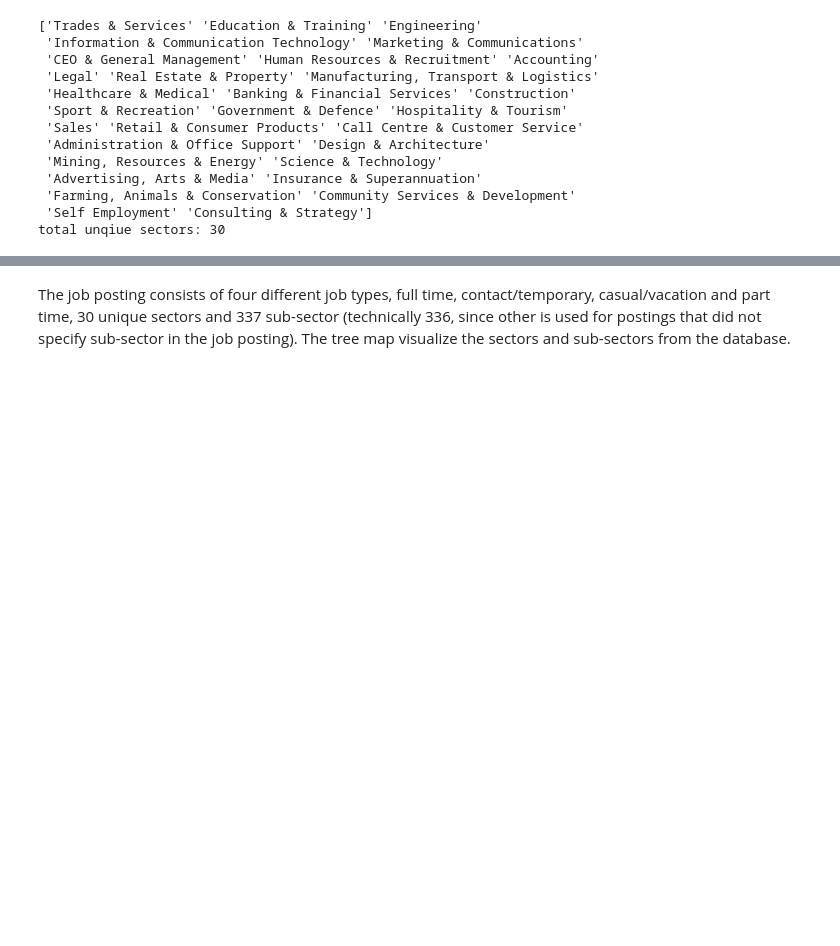
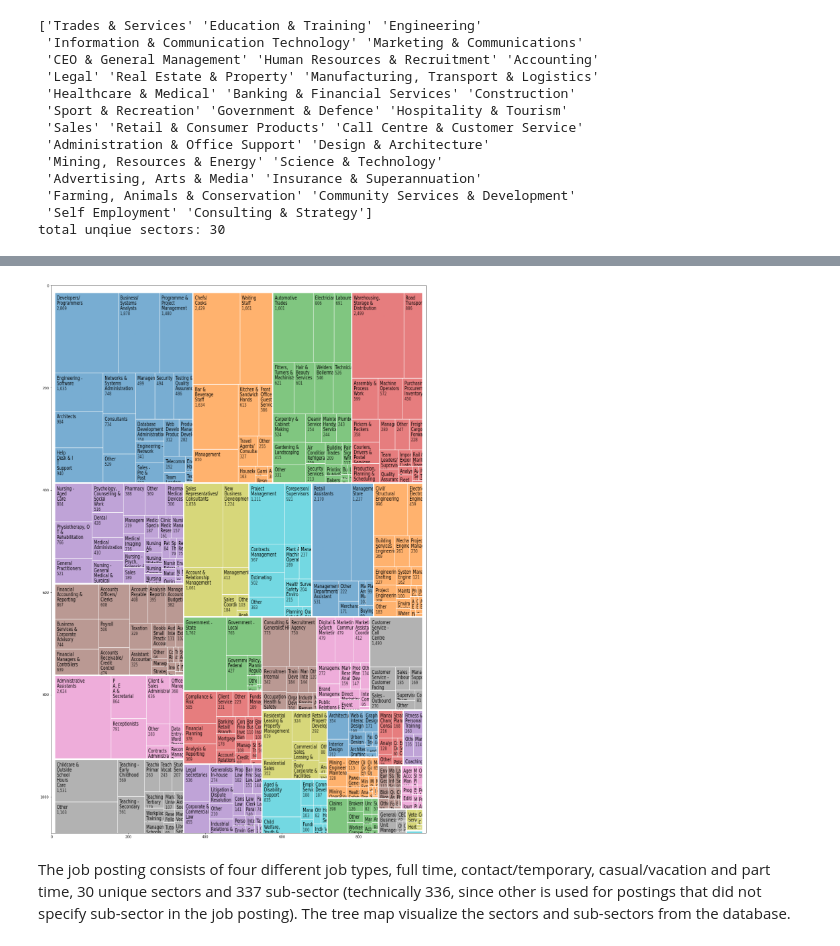
Before and after one commit to jungheeyang/3803ICT_Assigment, a Jupyter notebook: 3803ICT_assignment_3_update.ipynb, the cells around one changed output, grey strips where cells are left out. Drawn from its saved outputs; the diff is of its cells as text; code cells hidden in the pictures; blank space fills up the shorter version.

Commit message:
add images

```diff
--- a/3803ICT_assignment_3_update.ipynb
+++ b/3803ICT_assignment_3_update.ipynb
@@ -322,3 +330,10 @@ IFrame(src='./d3/standalone_treemap.html', width=700, height=600)
+# %%
+img = mpimg.imread('./d3/treemap_image.png')
+plt.figure(figsize = (20,30))
+imgplot = plt.imshow(img, aspect='auto')
+plt.show()
+# %% [output]
+[figure, added]
 # %% [markdown]
 The job posting consists of four different job types, full time, contact/temporary, casual/vacation and part time, 30 unique sectors and 337 sub-sector (technically 336, since other is used for postings that did not specify sub-sector in the job posting). The tree map visualize the sectors and sub-sectors from the database.
 # %% [markdown]
```
Also changed, not shown: parts of 18 cells of this notebook, 4 other files.
